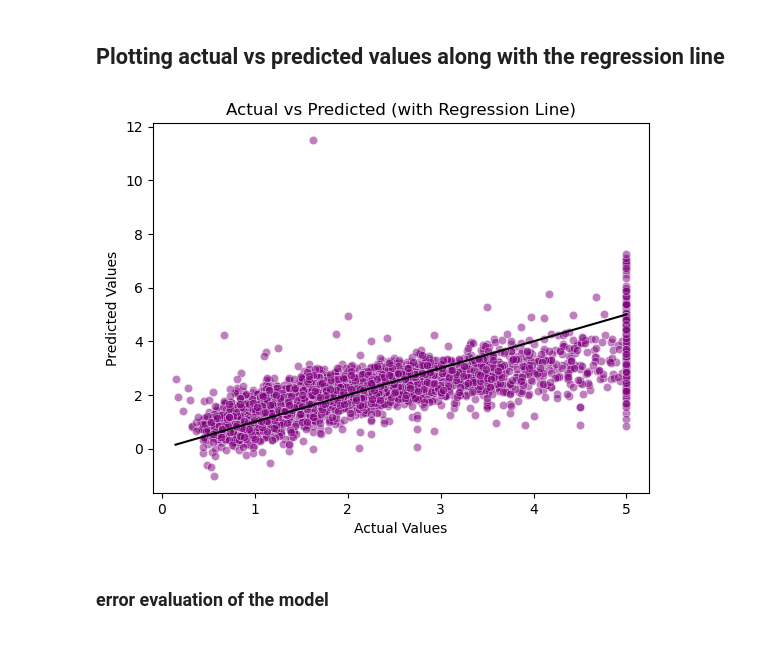
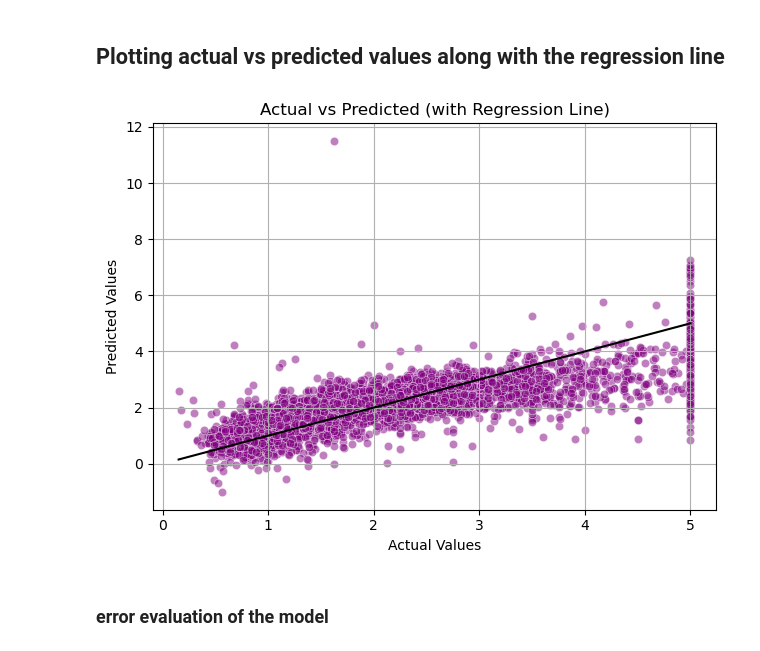
Before and after one commit to Fawas-Anayat/learning-ml-projects, a Jupyter notebook: notebooks/code.ipynb, the cells around one changed output. Saved outputs shown, nothing was run; the diff lists cells and outputs as text; code cells hidden in the pictures.

```diff
--- a/notebooks/code.ipynb
+++ b/notebooks/code.ipynb
@@ -130,13 +131,16 @@ plt.show()
 # %%
 df_pred = pd.DataFrame({'Actual': y_test, 'Predicted': predict})
 sns.scatterplot(x='Actual', y='Predicted', data=df_pred, alpha=0.5, color="purple")
 plt.plot([y_test.min(), y_test.max()], [y_test.min(), y_test.max()], color="black")  # diagonal line
 plt.xlabel("Actual Values")
 plt.ylabel("Predicted Values")
 plt.title("Actual vs Predicted (with Regression Line)")
+plt.savefig('../plots/Actual_vs_Predicted_House_Values2.png', dpi=300, bbox_inches='tight')
+plt.grid()
+plt.tight_layout()
 plt.show()
 # %% [output]
-[figure, old version]
+[figure, new version]
 # %% [markdown]
 ### error evaluation of the model
 # %%
```
Also changed, not shown: parts of 1 cell of this notebook, 3 other files.
